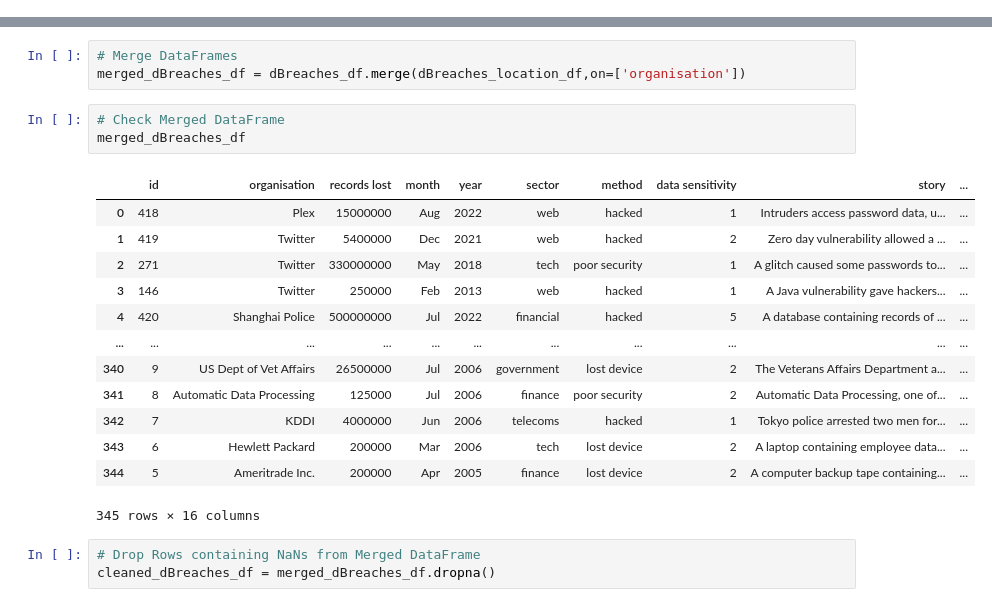
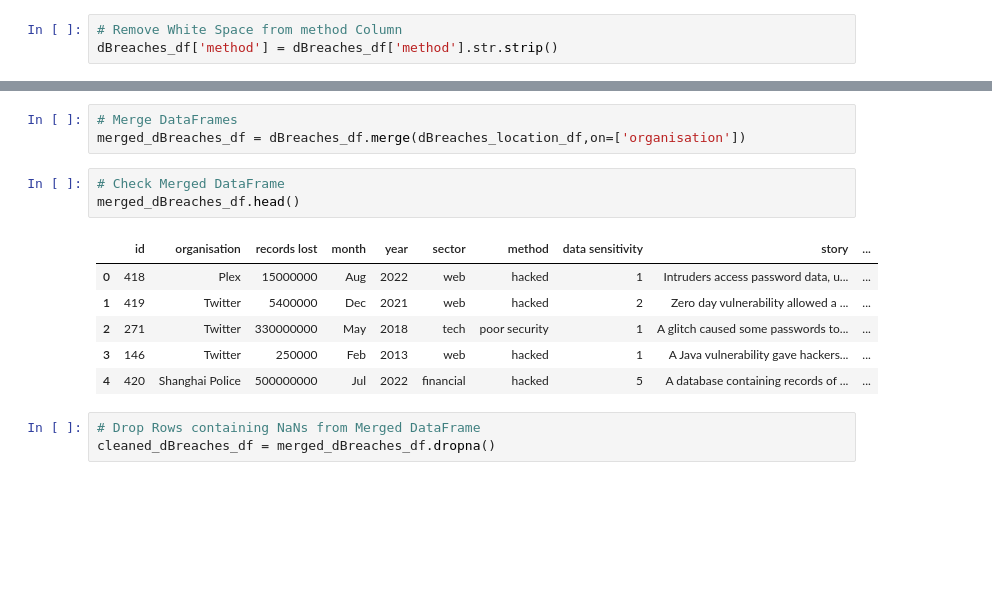
Before and after one commit to PianoPalf/group-project-3, a Jupyter notebook: Python/PyHack_dataframe_setup_SP.ipynb, the cells around one changed output, grey strips where cells are left out. Saved outputs shown, nothing was run; the diff lists cells and outputs as text; blank space fills up the shorter version.

```diff
--- a/Python/PyHack_dataframe_setup_SP.ipynb
+++ b/Python/PyHack_dataframe_setup_SP.ipynb
@@ -295,2 +311,5 @@ dtype: object
+# %%
+# Remove White Space from method Column
+dBreaches_df['method'] = dBreaches_df['method'].str.strip()
 # %%
 # Check DataFrame
@@ -309,21 +335,14 @@ dBreaches_df.head(5)
 merged_dBreaches_df = dBreaches_df.merge(dBreaches_location_df,on=['organisation'])
 # %%
 # Check Merged DataFrame
-merged_dBreaches_df
+merged_dBreaches_df.head()
 # %% [output]
 |  | id | organisation | records lost | month | year | sector | method | data sensitivity | story | ... |
 | 0 | 418 | Plex | 15000000 | Aug | 2022 | web | hacked | 1 | Intruders access password data, u... | ... |
 | 1 | 419 | Twitter | 5400000 | Dec | 2021 | web | hacked | 2 | Zero day vulnerability allowed a ... | ... |
 | 2 | 271 | Twitter | 330000000 | May | 2018 | tech | poor security | 1 | A glitch caused some passwords to... | ... |
 | 3 | 146 | Twitter | 250000 | Feb | 2013 | web | hacked | 1 | A Java vulnerability gave hackers... | ... |
 | 4 | 420 | Shanghai Police | 500000000 | Jul | 2022 | financial | hacked | 5 | A database containing records of ... | ... |
-| ... | ... | ... | ... | ... | ... | ... | ... | ... | ... | ... |
-| 340 | 9 | US Dept of Vet Affairs | 26500000 | Jul | 2006 | government | lost device | 2 | The Veterans Affairs Department a... | ... |
-| 341 | 8 | Automatic Data Processing | 125000 | Jul | 2006 | finance | poor security | 2 | Automatic Data Processing, one of... | ... |
-| 342 | 7 | KDDI | 4000000 | Jun | 2006 | telecoms | hacked | 1 | Tokyo police arrested two men for... | ... |
-| 343 | 6 | Hewlett Packard | 200000 | Mar | 2006 | tech | lost device | 2 | A laptop containing employee data... | ... |
-| 344 | 5 | Ameritrade Inc. | 200000 | Apr | 2005 | finance | lost device | 2 | A computer backup tape containing... | ... |
-345 rows × 16 columns
 # %%
 # Drop Rows containing NaNs from Merged DataFrame
 cleaned_dBreaches_df = merged_dBreaches_df.dropna()
```
Also changed, not shown: parts of 13 cells of this notebook, 1 other file.
